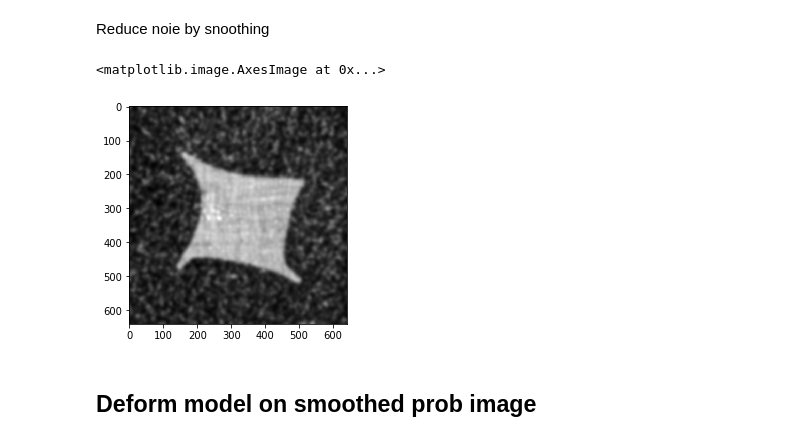
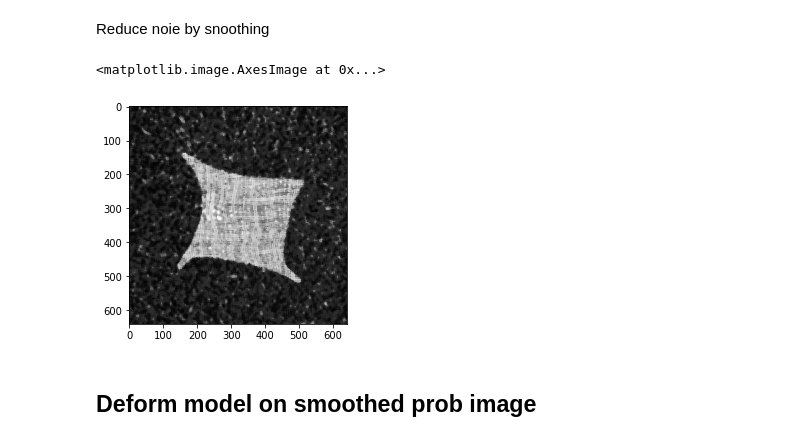
Before and after one commit to Charlottetheis/AIA, a Jupyter notebook: Jacob.ipynb, the cells around one changed output. Cells and saved outputs as stored; diff of their text form; code cells hidden in the pictures.

```diff
--- a/Jacob.ipynb
+++ b/Jacob.ipynb
@@ -101,7 +101,11 @@ all_unique = np.unique(img.flatten()) # array containing each different pixel va
 count_inside = np.zeros_like(all_unique)
 count_outside = np.zeros_like(all_unique)
 count_total = np.zeros_like(all_unique)
+var = np.zeros_like(all_unique)
 for i,x in enumerate(all_unique):
     count_inside[i] = (img[mask]==x).sum()
     count_outside[i] = (img[~mask]==x).sum()
     count_total[i] = count_inside[i]+count_outside[i];
+    idx = np.argwhere(img==x)
+    mean = idx.mean(axis=0)
+    var[i] = np.linalg.norm(idx - mean, axis=1).mean() # Average distance from each pxiel the center
@@ -155,14 +164,16 @@ plt.imshow(prob_img, cmap='gray')
 Reduce noie by snoothing
 # %%
 import scipy.ndimage as ndimage
-prob_img_smooth = ndimage.gaussian_filter(prob_img, sigma=(5, 5), order=0)
+#prob_img_smooth = ndimage.gaussian_filter(prob_img, sigma=(3, 3), order=0)
+prob_img_smooth = ndimage.median_filter(prob_img, size=10)
+#prob_img_smooth = ndimage.filters.convolve(prob_img , np.full((13, 13), 1.0/9))
 
 # TODO Normalize ?
 
 plt.imshow(prob_img_smooth, cmap='gray')
 # %% [output]
 <matplotlib.image.AxesImage at 0x...>
-[figure, old version]
+[figure, new version]
 # %% [markdown]
 ## Deform model on smoothed prob image
 # %% [markdown]
```
Also changed, not shown: parts of 20 cells of this notebook.
